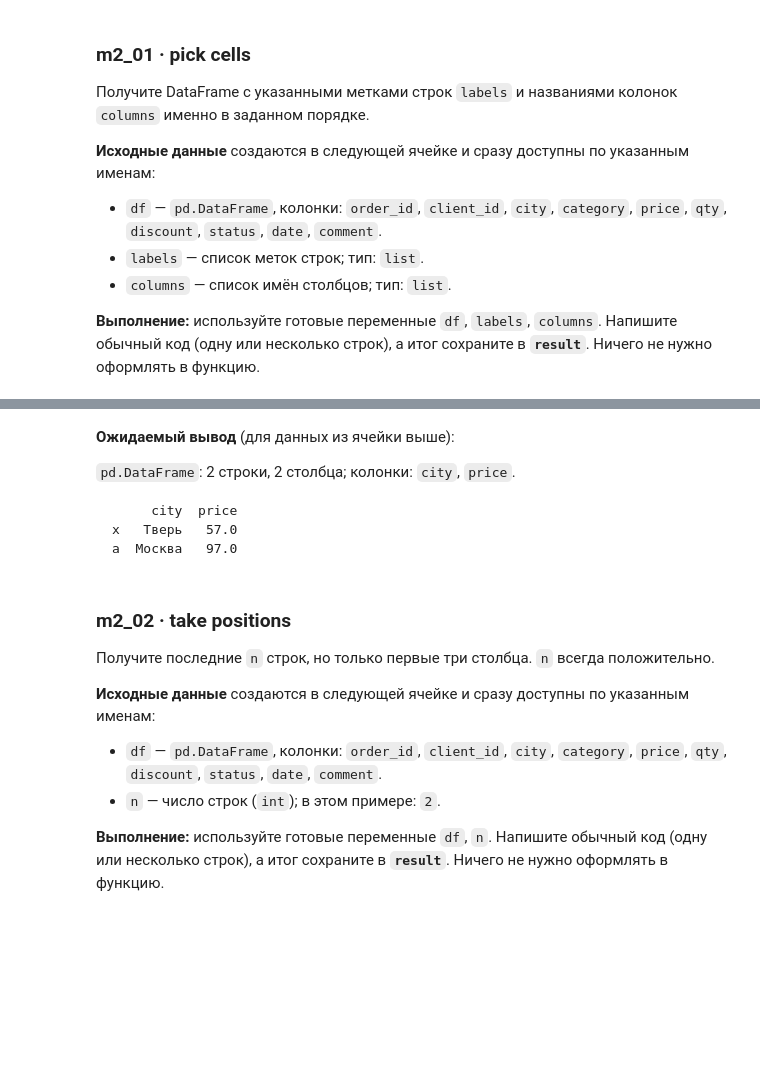
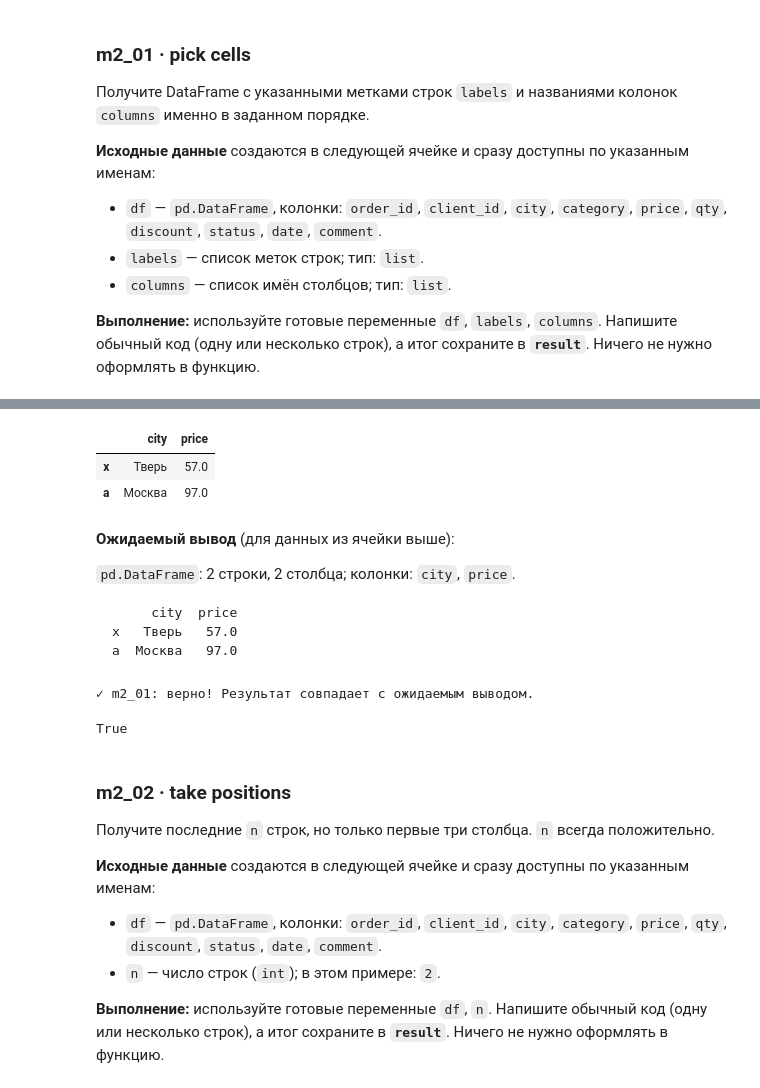
Before and after one commit to TAHA8881/pandas_training_m, a Jupyter notebook: module_02/01_indexing_with_loc_and_iloc.ipynb, the cells around one changed output, grey strips where cells are left out. Cells and saved outputs as stored; diff of their text form; code cells hidden in the pictures; blank space fills up the shorter version.

```diff
--- a/module_02/01_indexing_with_loc_and_iloc.ipynb
+++ b/module_02/01_indexing_with_loc_and_iloc.ipynb
@@ -116,9 +149,13 @@ _expected_m2_01 = expected_for("m2_01", df=df, labels=labels, columns=columns)
 # %%
 # m2_01: напишите решение прямо здесь. Функции создавать НЕ нужно.
 # Используйте переменные: df, labels, columns
 # Сохраните конечный результат в переменную result.
-result = None  # замените этой строкой/своим кодом
+result = df.loc[labels, columns]  # замените этой строкой/своим кодом
 result
+# %% [output]
+|  | city | price |
+| x | Тверь | 57.0 |
+| a | Москва | 97.0 |
 # %% [markdown]
 **Ожидаемый вывод** (для данных из ячейки выше):
 
@@ -132,6 +169,9 @@ a  Москва   97.0
 # %%
 # Проверка результата предыдущей ячейки
 check_result("m2_01", result, _expected_m2_01)
+# %% [output]
+✓ m2_01: верно! Результат совпадает с ожидаемым выводом.
+True
 # %% [markdown]
 ### m2_02 · take positions
 
```
Also changed, not shown: parts of 18 cells of this notebook, 1 other file.
